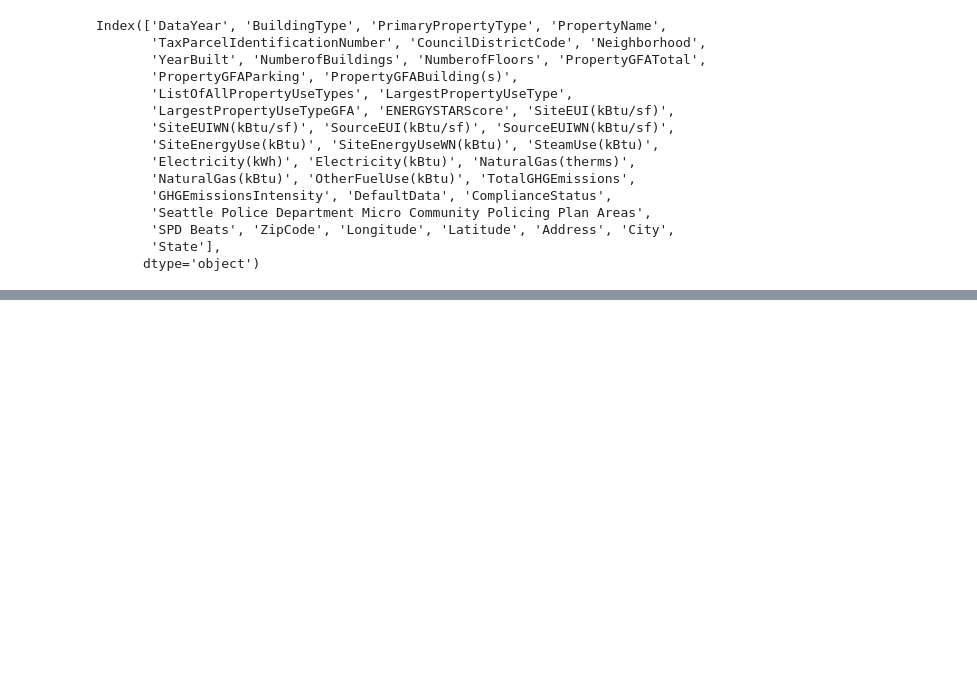
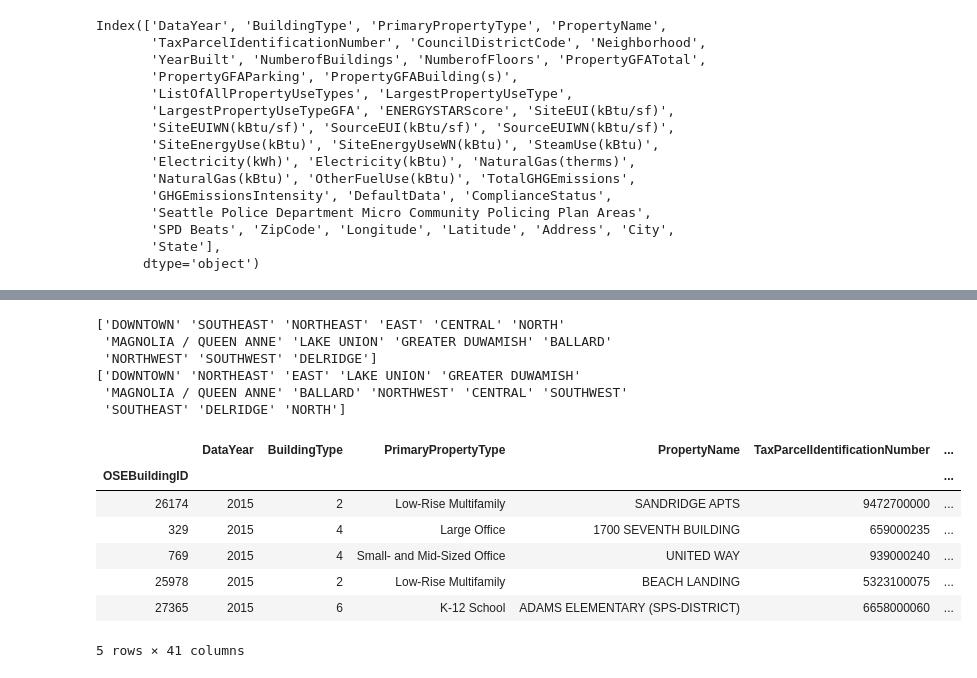
Before and after one commit to Julien-Martin/OC-IML-P3, a Jupyter notebook: Data Cleaning.ipynb, the cells around one changed output, grey strips where cells are left out. Saved outputs shown, nothing was run; the diff lists cells and outputs as text; code cells hidden in the pictures; blank space fills up the shorter version.

```diff
--- a/Data Cleaning.ipynb
+++ b/Data Cleaning.ipynb
@@ -328,0 +399,41 @@ Index(['DataYear', 'BuildingType', 'PrimaryPropertyType', 'PropertyName',
+# %%
+print(training["Neighborhood"].unique())
+print(testing["Neighborhood"].unique())
+# %% [output]
+['DOWNTOWN' 'SOUTHEAST' 'NORTHEAST' 'EAST' 'CENTRAL' 'NORTH'
+ 'MAGNOLIA / QUEEN ANNE' 'LAKE UNION' 'GREATER DUWAMISH' 'BALLARD'
+ 'NORTHWEST' 'SOUTHWEST' 'DELRIDGE']
+['DOWNTOWN' 'NORTHEAST' 'EAST' 'LAKE UNION' 'GREATER DUWAMISH'
+ 'MAGNOLIA / QUEEN ANNE' 'BALLARD' 'NORTHWEST' 'CENTRAL' 'SOUTHWEST'
+ 'SOUTHEAST' 'DELRIDGE' 'NORTH']
+# %%
+from sklearn.preprocessing import LabelEncoder
+
+# ComplianceStatus
+le_cs = LabelEncoder()
+le_cs.fit(training["ComplianceStatus"])
+training["ComplianceStatus"] = le_cs.transform(training["ComplianceStatus"])
+testing["ComplianceStatus"] = le_cs.transform(testing["ComplianceStatus"])
+
+# BuildingType
+le_bt = LabelEncoder()
+le_bt.fit(training["BuildingType"])
+training["BuildingType"] = le_bt.transform(training["BuildingType"])
+testing["BuildingType"] = le_bt.transform(testing["BuildingType"])
+
+# Neighborhood
+le_nh = LabelEncoder()
+le_nh.fit(training["Neighborhood"])
+training["Neighborhood"] = le_nh.transform(training["Neighborhood"])
+testing["Neighborhood"] = le_nh.transform(testing["Neighborhood"])
+# %%
+training.sample(5)
+# %% [output]
+|  | DataYear | BuildingType | PrimaryPropertyType | PropertyName | TaxParcelIdentificationNumber | ... |
+| OSEBuildingID |  |  |  |  |  | ... |
+| 26174 | 2015 | 2 | Low-Rise Multifamily | SANDRIDGE APTS | 9472700000 | ... |
+| 329 | 2015 | 4 | Large Office | 1700 SEVENTH BUILDING | 659000235 | ... |
+| 769 | 2015 | 4 | Small- and Mid-Sized Office | UNITED WAY | 939000240 | ... |
+| 25978 | 2015 | 2 | Low-Rise Multifamily | BEACH LANDING | 5323100075 | ... |
+| 27365 | 2015 | 6 | K-12 School | ADAMS ELEMENTARY (SPS-DISTRICT) | 6658000060 | ... |
+5 rows × 41 columns
```
Also changed, not shown: parts of 11 cells of this notebook.
